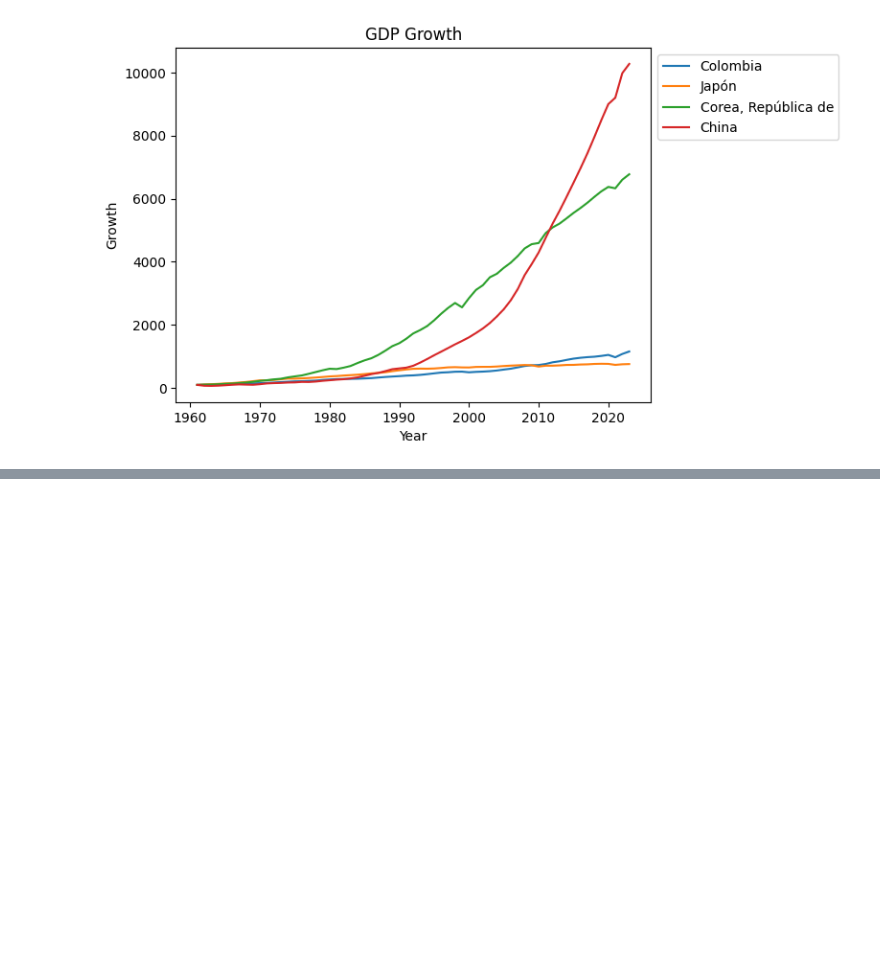
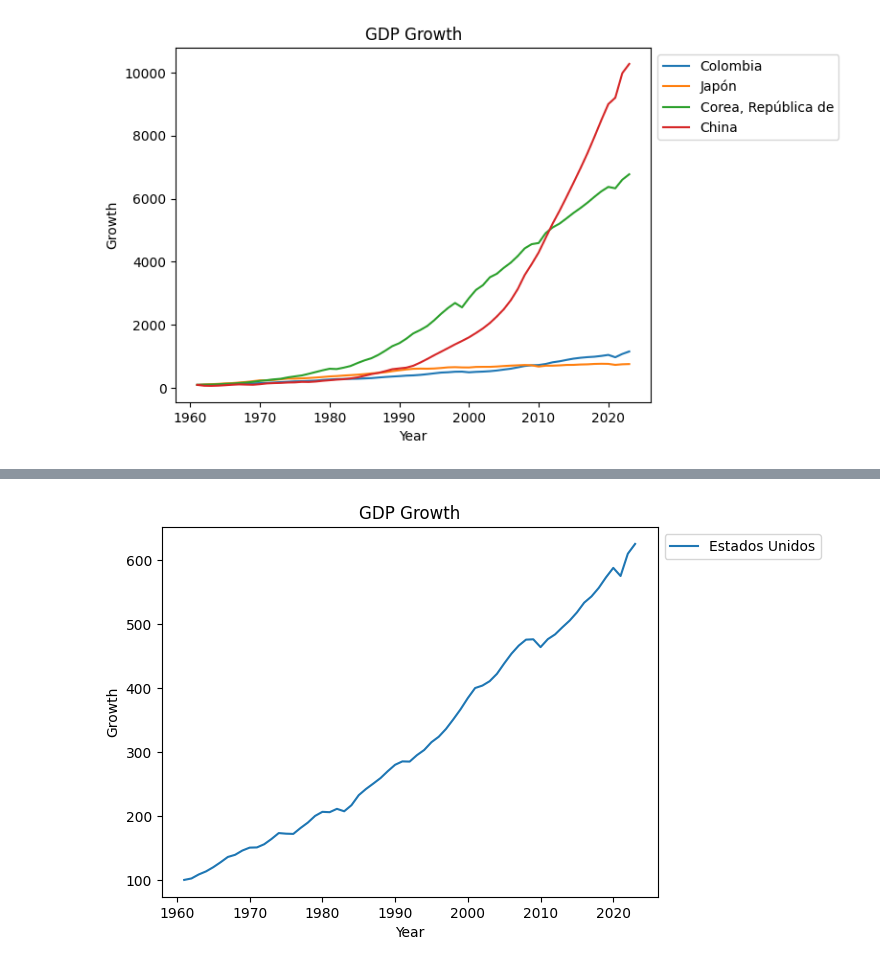
Before and after one commit to nicodigos/gdp-growth-chart, a Jupyter notebook: GDPGrowth.ipynb, the cells around one changed output, grey strips where cells are left out. Cells and saved outputs as stored; diff of their text form; code cells hidden in the pictures; blank space fills up the shorter version.

```diff
--- a/GDPGrowth.ipynb
+++ b/GDPGrowth.ipynb
@@ -225,0 +240,6 @@ dataset_test[['year', 'China']].to_csv('china_dataset.csv', index=False)
+# %%
+plot_country_pib_index_year_range(1960, 2023, [
+                                         'Estados Unidos'
+                                        ])
+# %% [output]
+[figure, added]
```
Also changed, not shown: parts of 6 cells of this notebook, 1 other file.
